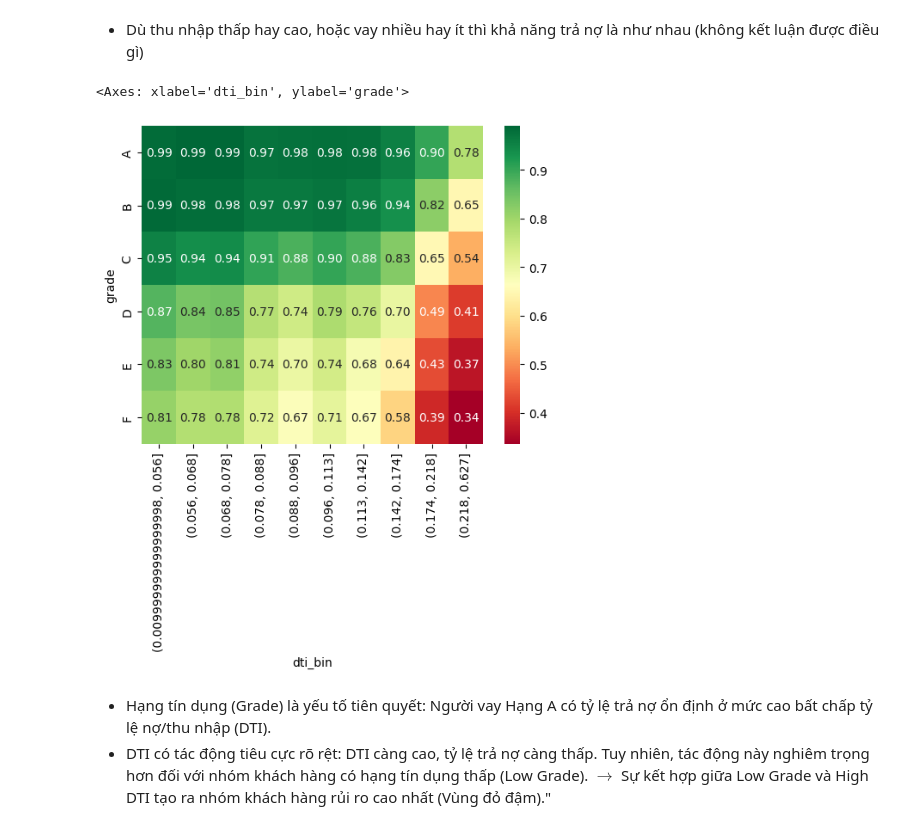
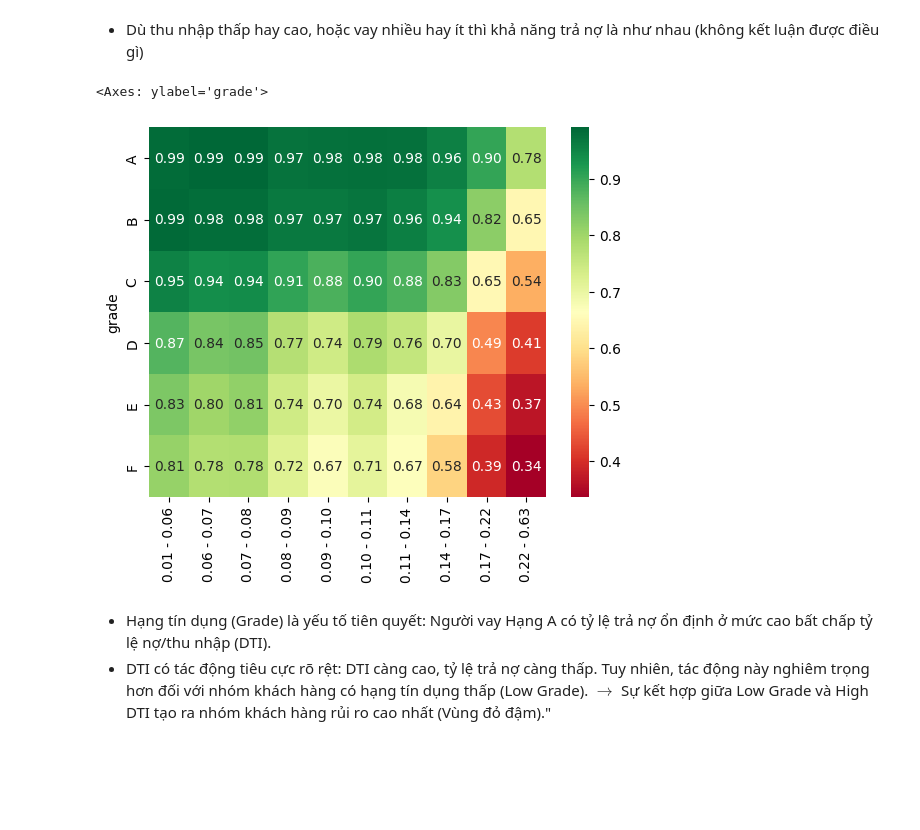
Before and after one commit to pikamanh/Predicting-Loan-Payback, a Jupyter notebook: test.ipynb, the cells around one changed output. Cells and saved outputs as stored; diff of their text form; code cells hidden in the pictures; blank space fills up the shorter version.

```diff
--- a/test.ipynb
+++ b/test.ipynb
@@ -251,18 +254,23 @@ sns.heatmap(pivot_table, annot=True, fmt=".2f", cmap="RdYlGn")
 # %%
 temp_df['dti_bin'] = pd.qcut(temp_df['debt_to_income_ratio'], q=10)
 temp_df['grade'] = temp_df['grade_subgrade'].apply(lambda x: x[0])
 
 pivot_table_dti = temp_df.pivot_table(
     values='loan_paid_back',
     index='grade',
     columns='dti_bin',
     aggfunc='mean'
 )
+new_columns = []
+for interval in pivot_table_dti.columns:
+    label = f"{interval.left:.2f} - {interval.right:.2f}"
+    new_columns.append(label)
 
+pivot_table_dti.columns = new_columns
 sns.heatmap(pivot_table_dti, annot=True, fmt='.2f', cmap="RdYlGn")
 # %% [output]
-<Axes: xlabel='dti_bin', ylabel='grade'>
+<Axes: ylabel='grade'>
-[figure, old version]
+[figure, new version]
 # %% [markdown]
 - Hạng tín dụng (Grade) là yếu tố tiên quyết: Người vay Hạng A có tỷ lệ trả nợ ổn định ở mức cao bất chấp tỷ lệ nợ/thu nhập (DTI).
 - DTI có tác động tiêu cực rõ rệt: DTI càng cao, tỷ lệ trả nợ càng thấp. Tuy nhiên, tác động này nghiêm trọng hơn đối với nhóm khách hàng có hạng tín dụng thấp (Low Grade).
```
Also changed, not shown: parts of 8 cells of this notebook, 1 other file.
